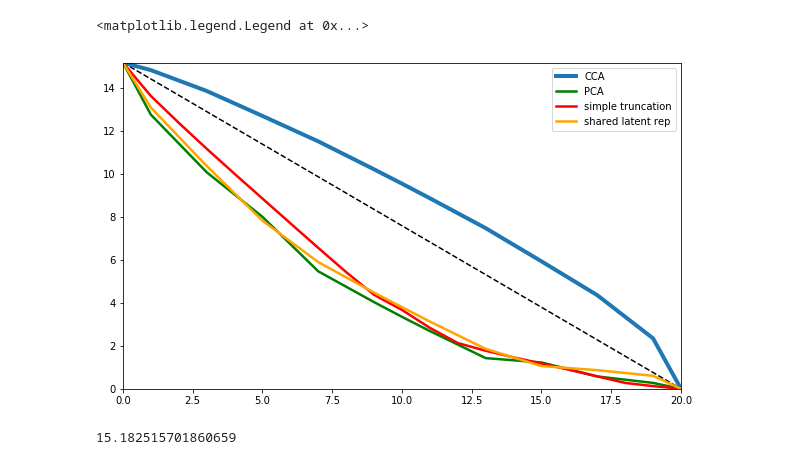
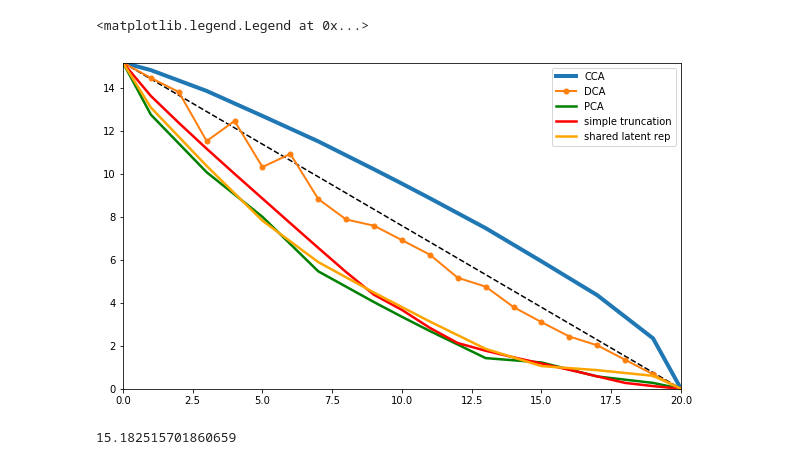
Before and after one commit to BouchardLab/DynamicalComponentsAnalysis, a Jupyter notebook: notebooks/tegmark.ipynb, the cells around one changed output. Saved outputs shown, nothing was run; the diff lists cells and outputs as text; code cells hidden in the pictures.

```diff
--- a/notebooks/tegmark.ipynb
+++ b/notebooks/tegmark.ipynb
@@ -45,0 +55,8 @@ def gen_cross_cov(k):
+# %%
+A = oscillators_dynamics_mat(N=3)
+cross_cov_mats = oscillators_cross_cov_mats(A, T=11)
+plt.imshow(cross_cov_mats[0], vmin=-1, vmax=1, cmap="RdGy")
+plt.show()
+
+z = sample_oscillators(A, 1000)
+plt.plot(z[500:550, :3])
@@ -147,9 +177,9 @@ for i in range(1, 2*N + 1):
     pi_cca = calc_pi(cov, cross_cov.T, U_cca[:, :i], V_cca[:, :i])
     cca_pi_vals.append(pi_cca)
 
-    #V_dca = dca_proj(cov, cross_cov.T, i, n_init=100)
-    #pi_dca = calc_pi(cov, cross_cov.T, V_dca, V_dca)
-    #dca_pi_vals.append(pi_dca)
+    V_dca = dca_proj(cov, cross_cov.T, i, n_init=1)
+    pi_dca = calc_pi(cov, cross_cov.T, V_dca, V_dca)
+    dca_pi_vals.append(pi_dca)
 
     pi_pca = calc_pi(cov,  cross_cov.T, V_pca[:, :i], V_pca[:, :i])
     pca_pi_vals.append(pi_pca)
@@ -186,23 +216,23 @@ for i in range(1, 2*N + 1):
 # %%
 pi_max = calc_pi(cov, cross_cov.T, np.eye(cov.shape[0]), np.eye(cov.shape[0]))
 slope = pi_max / (2*N)
 x = np.arange(2*N + 1)
 
 fig, ax = plt.subplots(1, 1, figsize=(5*2, 3*2))
 ax.plot(x, pi_max - slope*x, c="black", linestyle="--")
 ax.plot(cca_pi_vals[::-1] + [0], linewidth=4, label="CCA")
-#ax.plot(dca_pi_vals[::-1] + [0], linewidth=2, marker=".", markersize=10, label="DCA")
+ax.plot(dca_pi_vals[::-1] + [0], linewidth=2, marker=".", markersize=10, label="DCA")
 ax.plot(pca_pi_vals[::-1] + [0], linewidth=2.5, label="PCA", c="green")
 #ax.plot(sfa_pi_vals[::-1] + [0], linewidth=2.5, label="SFA")
 ax.plot(trunc_pi_vals[::-1] + [0], linewidth=2.5, label="simple truncation", c="red")
 ax.plot(dumb_cca_pi_vals[::-1] + [0], linewidth=2.5, label="shared latent rep", c="orange")
 ax.set_xlim([0, 2*N])
 ax.set_ylim([0, pi_max])
 
 ax.legend()
 # %% [output]
 <matplotlib.legend.Legend at 0x...>
-[figure, old version]
+[figure, new version]
 # %%
 pi_max
 # %% [output]
```
Also changed, not shown: parts of 3 cells of this notebook, 2 other files.
